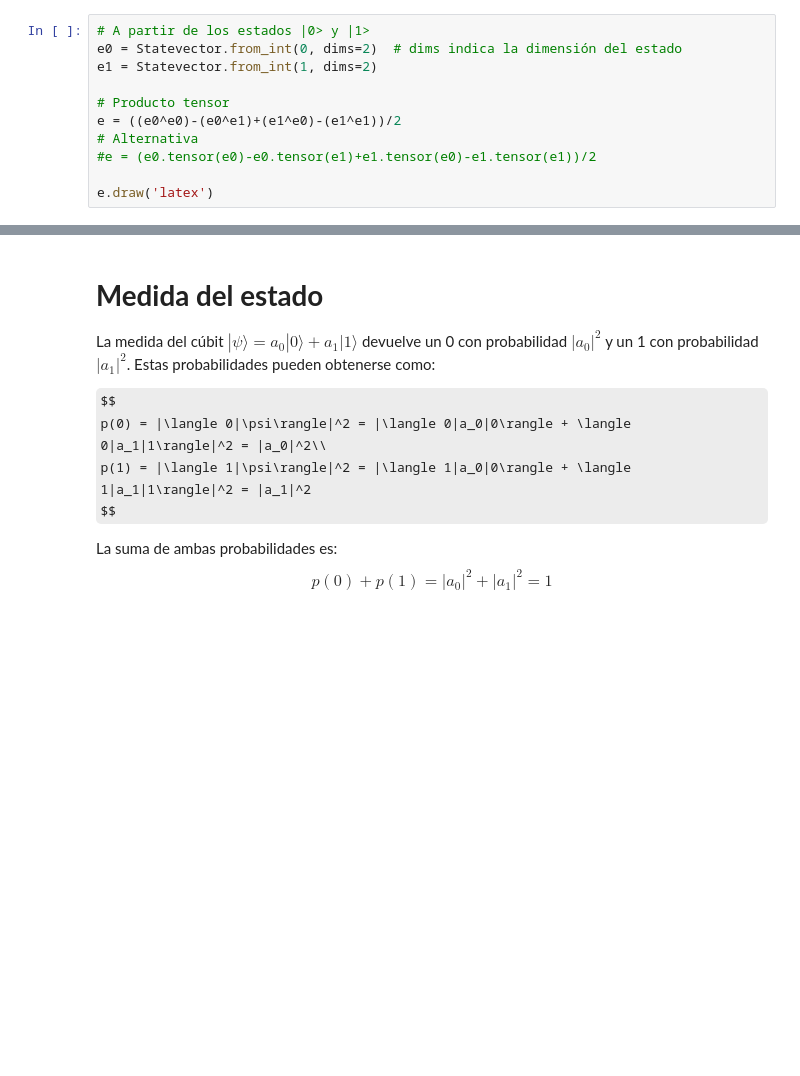
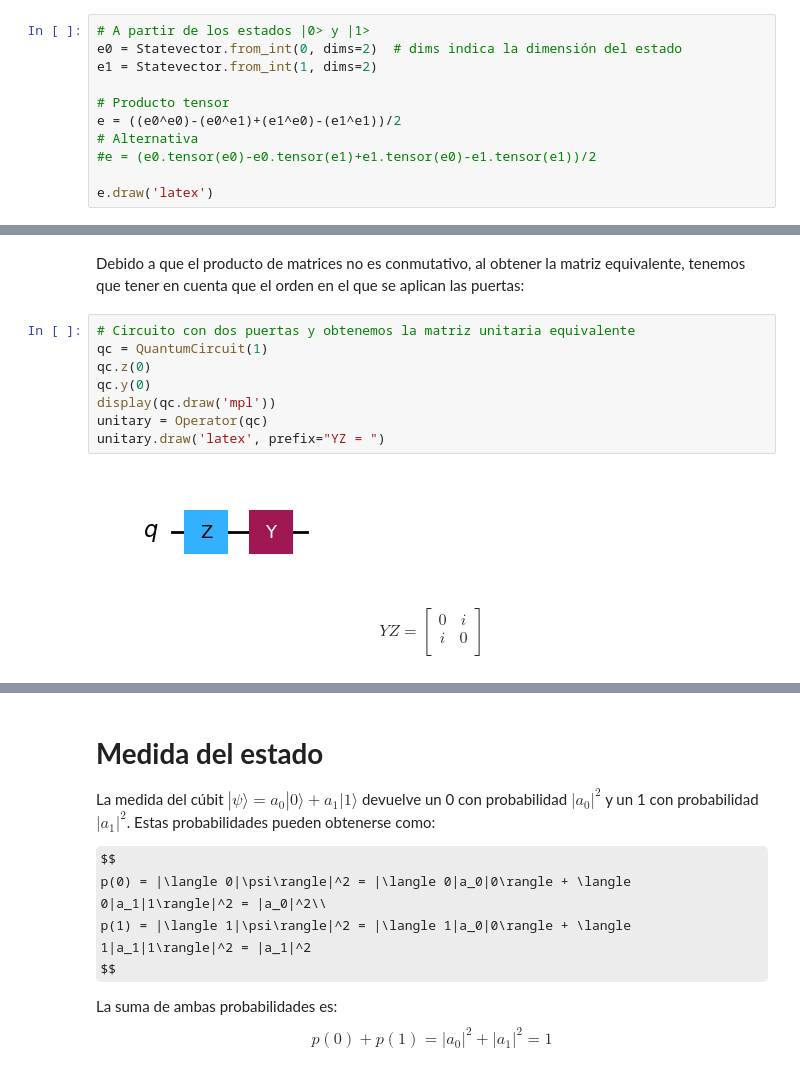
Before and after one commit to tarabelo/GrIA-QML-2025-26, a Jupyter notebook: 03. Bits y Cúbits.ipynb, the cells around one changed output, grey strips where cells are left out. Cells and saved outputs as stored; diff of their text form; some formulas as TeX source; blank space fills up the shorter version.

```diff
--- a/03. Bits y Cúbits.ipynb
+++ b/03. Bits y Cúbits.ipynb
@@ -729,0 +757,19 @@ La medida es destructiva: al medir un estado cuántico, el estado se pierde
+# %% [markdown]
+Debido a que el producto de matrices no es conmutativo, al obtener la matriz equivalente, tenemos que tener en cuenta que el orden en el que se aplican las puertas:
+# %%
+# Circuito con dos puertas y obtenemos la matriz unitaria equivalente
+qc = QuantumCircuit(1)
+qc.z(0)
+qc.y(0)
+display(qc.draw('mpl'))
+unitary = Operator(qc)
+unitary.draw('latex', prefix="YZ = ")
+# %% [output]
+[figure, added]
+$$
+YZ =
+\begin{bmatrix}
+0 & i  \\
+ i & 0  \\
+ \end{bmatrix}
+$$
```
Also changed, not shown: parts of 71 cells of this notebook.
